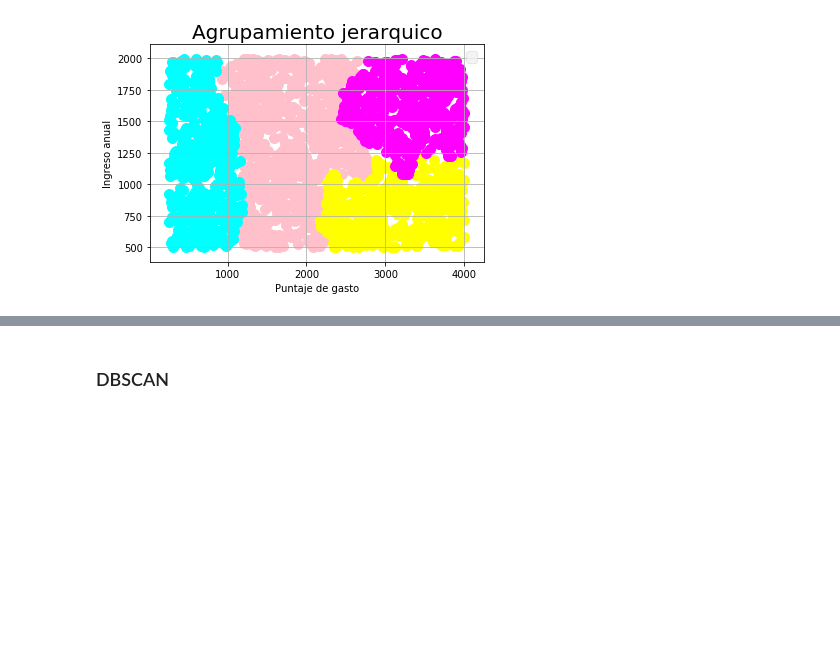
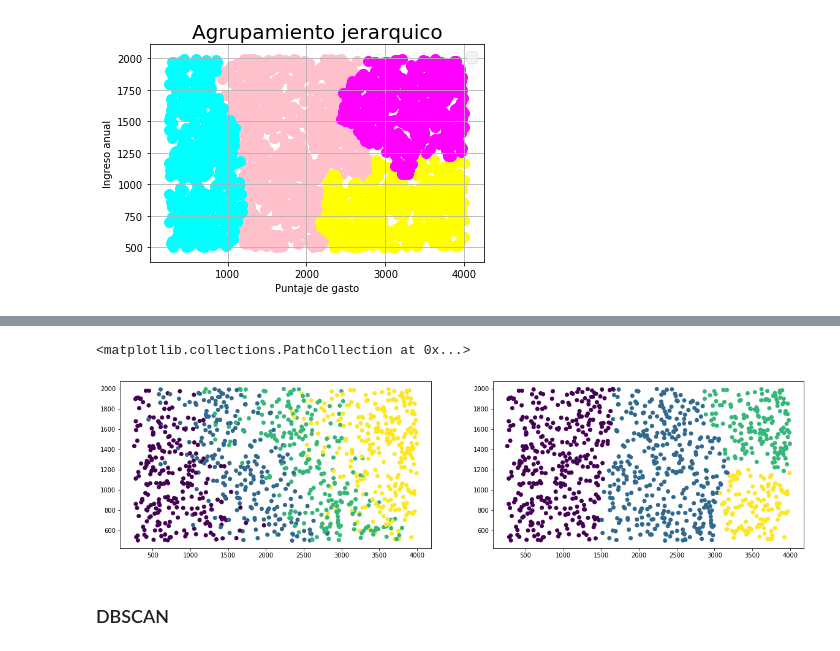
Before and after one commit to jignacioh/ActividadAprendizaNoSupervisado, a Jupyter notebook: telefonos_clasificacion/Celulares.ipynb, the cells around one changed output, grey strips where cells are left out. Drawn from its saved outputs; the diff is of its cells as text; code cells hidden in the pictures; blank space fills up the shorter version.

```diff
--- a/telefonos_clasificacion/Celulares.ipynb
+++ b/telefonos_clasificacion/Celulares.ipynb
@@ -149,3 +173,24 @@ No handles with labels found to put in legend.
+# %%
+from sklearn.cluster import SpectralClustering
+K = 4
+knn = 10
+
+# Inicializacion del modelo  SpectralClustering y entrenamiento usando matriz laplaciana normalizada y matriz de afinidad completa
+clustering_spectral = SpectralClustering(n_clusters = K,
+                                affinity = 'nearest_neighbors', n_neighbors = knn,
+                                random_state = 0).fit(Dx)
+# %%
+# Obtencion de valores predichos
+Dy_espectral = clustering_spectral.labels_
+# %%
+fig, ax = plt.subplots(1,2,figsize=(20,5))
+# clustering original
+ax[0].scatter(Dx[:,0], Dx[:,1], c = Dy)
+# clustering spectral
+ax[1].scatter(Dx[:,0], Dx[:,1], c=Dy_espectral)
+# %% [output]
+<matplotlib.collections.PathCollection at 0x...>
+[figure, added]
 # %% [markdown]
 ### DBSCAN
 # %%
```
Also changed, not shown: parts of 3 cells of this notebook.
